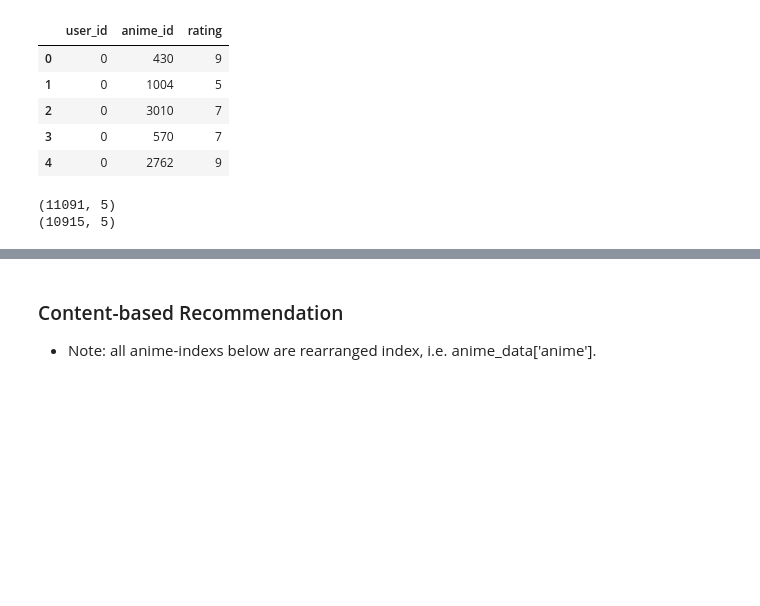
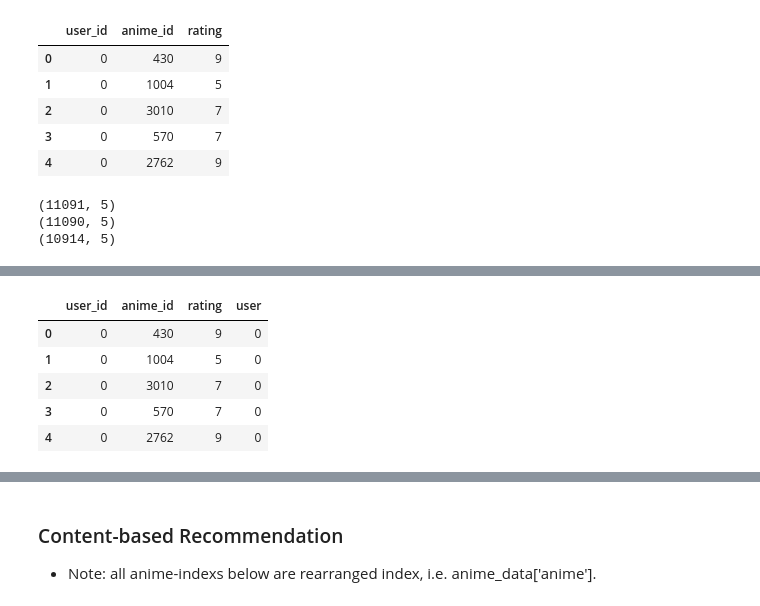
Before and after one commit to Yilun-Fu/Recommendation-Systems-for-an-Anime-Dataset, a Jupyter notebook: content_based.ipynb, the cells around one changed output, grey strips where cells are left out. Drawn from its saved outputs; the diff is of its cells as text; code cells hidden in the pictures; blank space fills up the shorter version.

```diff
--- a/content_based.ipynb
+++ b/content_based.ipynb
@@ -26,12 +26,16 @@ user_data.head()
 # for anime, remove "Unkown" in score column
 anime_data = anime_data[(anime_data["Score"] != "Unknown")]
 print(anime_data.shape)
+# remove duplicates
+anime_data = anime_data.drop_duplicates(subset='Name')
+print(anime_data.shape)
 # remove anime withou sypnopsis
 anime_data = anime_data[anime_data['sypnopsis'] != "No synopsis information has been added to this title. Help improve our database by adding a synopsis here ."]
 print(anime_data.shape)
 # %% [output]
 (11091, 5)
-(10915, 5)
+(11090, 5)
+(10914, 5)
 # %%
 # rearrange anime_data via unique anime_id
 anime_ids = anime_data['MAL_ID'].unique().tolist()
@@ -53,6 +56,21 @@ anime_data.head(10)
 | 7 | 17 | Hungry Heart: Wild Striker | 7.59 | Slice of Life, Comedy, Sports, Sh... | Kyosuke Kano has lived under the ... | 7 |
 | 8 | 18 | Initial D Fourth Stage | 8.15 | Action, Cars, Sports, Drama, Seinen | Takumi Fujiwara finally joins Ryo... | 8 |
 | 9 | 19 | Monster | 8.76 | Drama, Horror, Mystery, Police, P... | Dr. Kenzou Tenma, an elite neuros... | 9 |
+# %%
+# rearrange user_data via unique user_id
+user_ids = user_data["user_id"].unique().tolist()
+user2_encoded = {x: i for i, x in enumerate(user_ids)}
+encoded2_user = {i: x for i, x in enumerate(user_ids)}
+user_data["user"] = user_data["user_id"].map(user2_encoded)
+
+user_data.head()
+# %% [output]
+|  | user_id | anime_id | rating | user |
+| 0 | 0 | 430 | 9 | 0 |
+| 1 | 0 | 1004 | 5 | 0 |
+| 2 | 0 | 3010 | 7 | 0 |
+| 3 | 0 | 570 | 7 | 0 |
+| 4 | 0 | 2762 | 9 | 0 |
 # %%
 # rearrange user_data via unique anime_id
 # anime_data_to_merge = anime_data[['MAL_ID','anime']]
```
Also changed, not shown: parts of 16 cells of this notebook, 1 other file.
